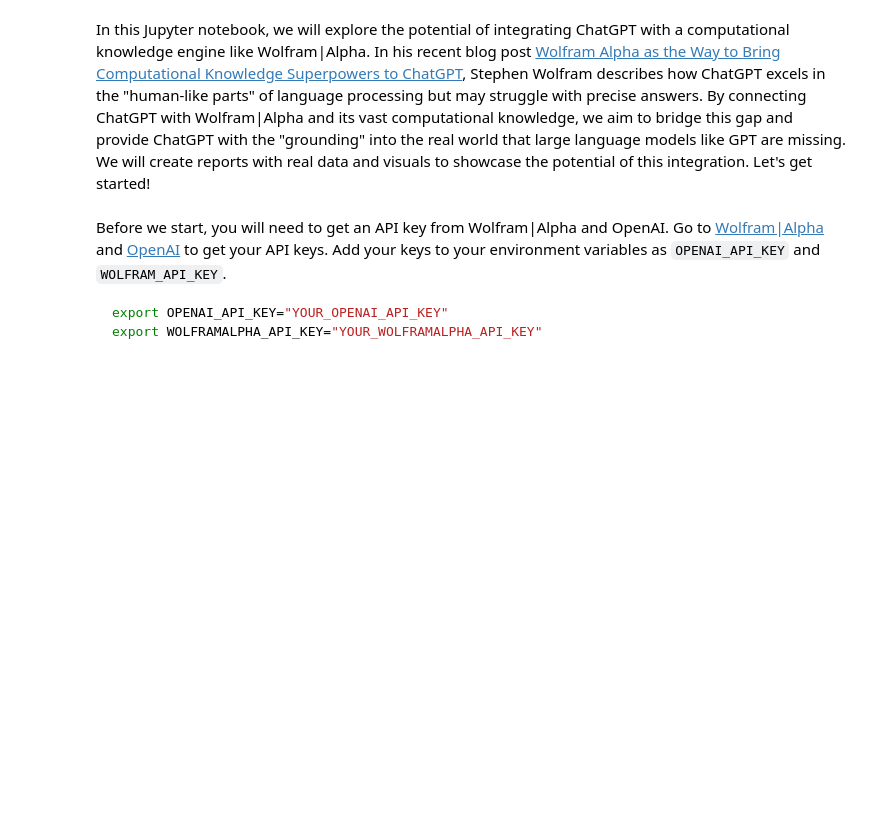
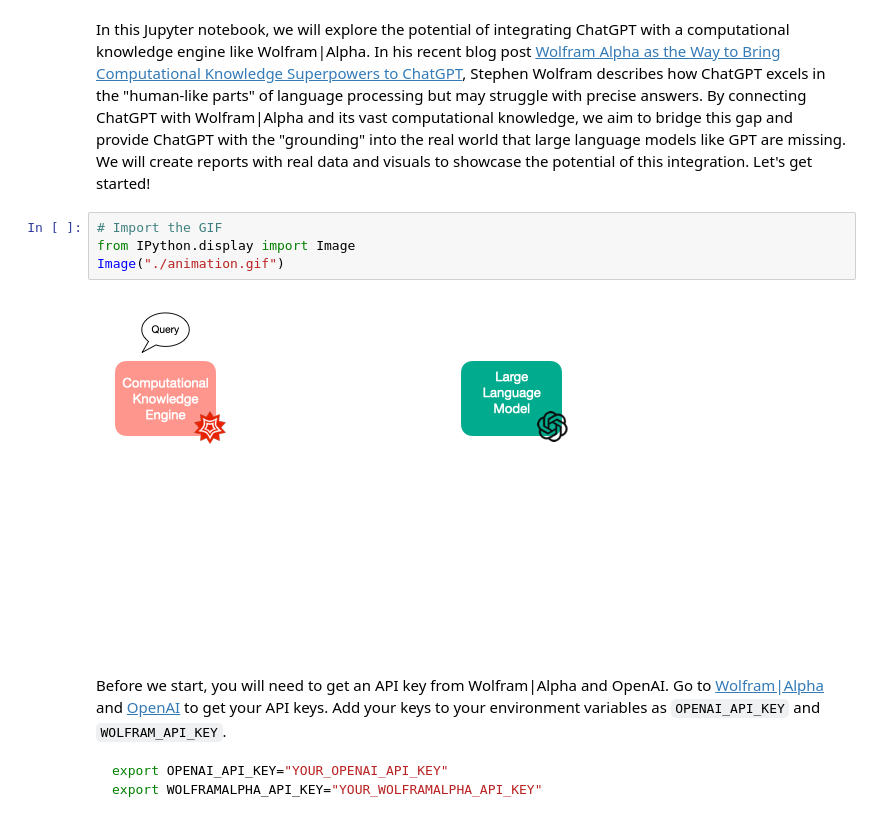
Before and after one commit to landajuela/gpt_wolframalpha, a Jupyter notebook: gpt_wolframalpha.ipynb, the cells around one changed output. Saved outputs shown, nothing was run; the diff lists cells and outputs as text; blank space fills up the shorter version.

```diff
--- a/gpt_wolframalpha.ipynb
+++ b/gpt_wolframalpha.ipynb
@@ -7,6 +7,12 @@ Stephen Wolfram describes how
 ChatGPT excels in the "human-like parts" of language processing but may struggle with precise answers.
 By connecting ChatGPT with Wolfram|Alpha and its vast computational knowledge, we aim to bridge this gap and provide ChatGPT with the "grounding"
 into the real world that large language models like GPT are missing. We will create reports with real data and visuals to showcase the potential of this integration. Let's get started!
+# %%
+# Import the GIF
+from IPython.display import Image
+Image("./animation.gif")
+# %% [output]
+[figure, added]
 # %% [markdown]
 Before we start, you will need to get an API key from Wolfram|Alpha and OpenAI.
 Go to
```
